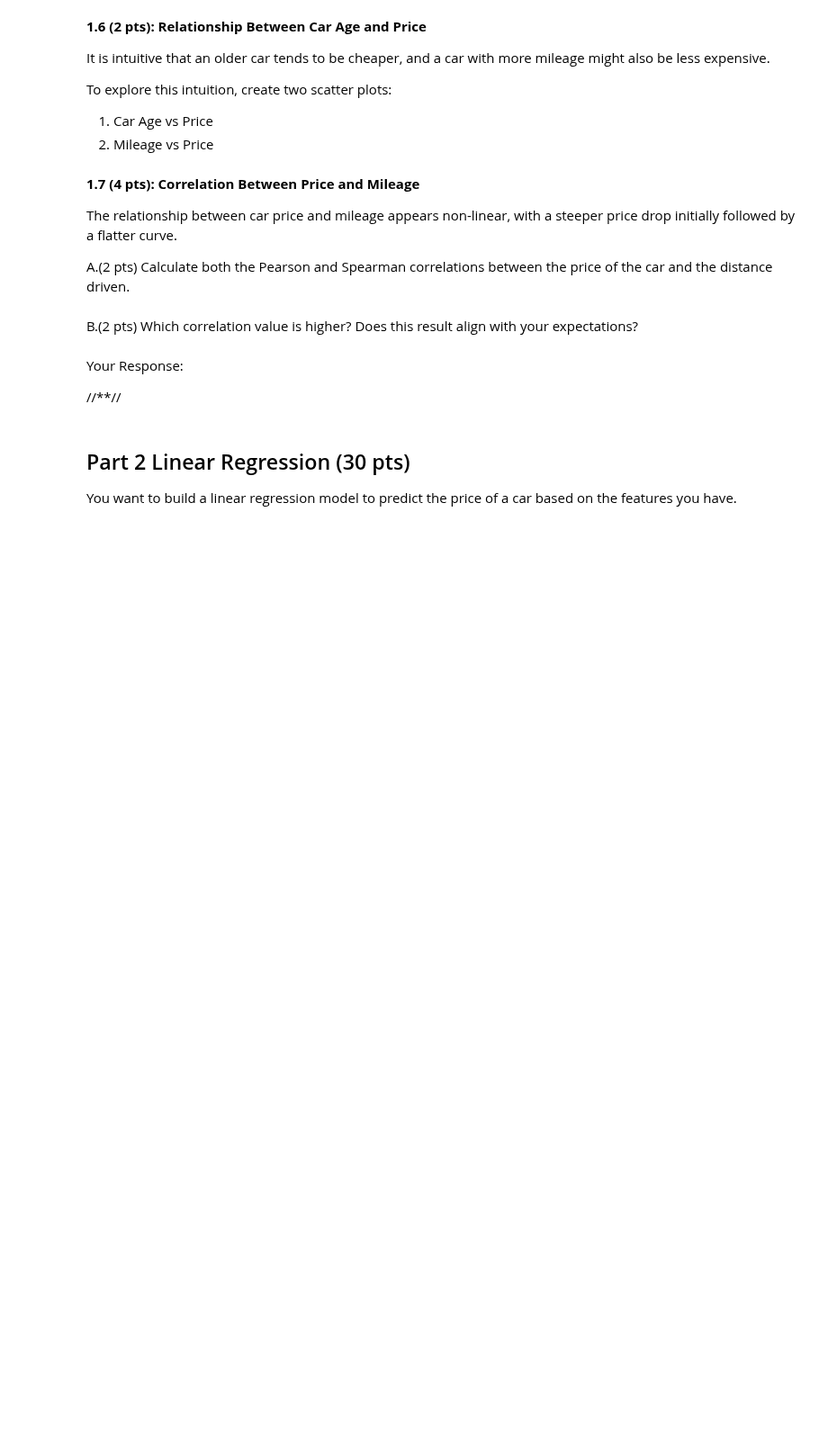
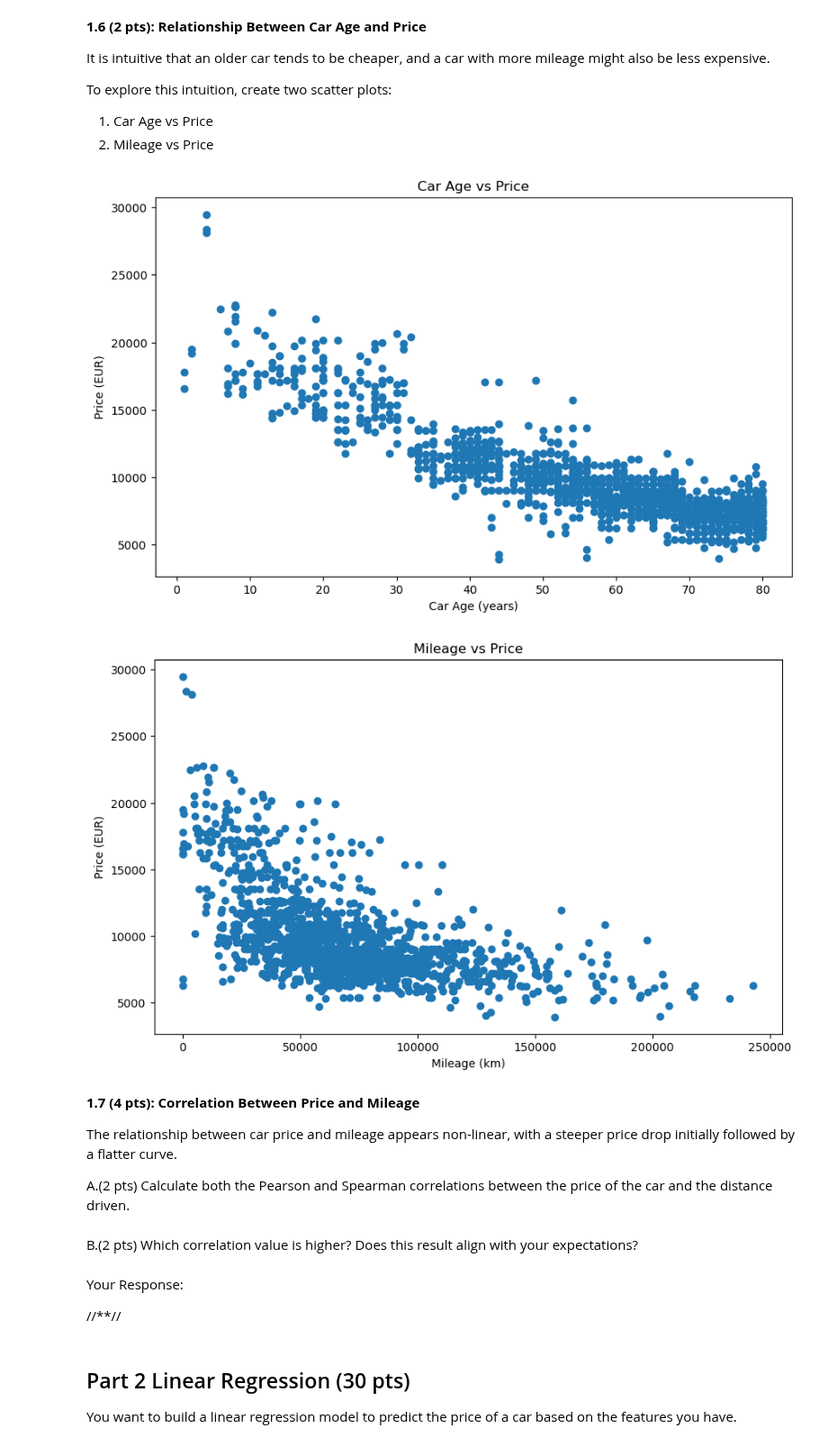
Before and after one commit to Ingridsm21/Data_Analysis, a Jupyter notebook: clinic2/clinic2-empty.ipynb, the cells around one changed output. Shown at 90% size. Saved outputs shown, nothing was run; the diff lists cells and outputs as text; code cells hidden in the pictures; blank space fills up the shorter version.

```diff
--- a/clinic2/clinic2-empty.ipynb
+++ b/clinic2/clinic2-empty.ipynb
@@ -178,6 +333,25 @@ To explore this intuition, create two scatter plots:
 2. Mileage vs Price
 # %%
 #TODO
+
+# Scatter plot: Car Age vs Price
+fig1, ax1 = plt.subplots(figsize=(10, 6))
+ax1.scatter(df['Age'],df['Price'])  # Add alpha for dots transparency??
+ax1.set_title('Car Age vs Price')
+ax1.set_xlabel('Car Age (years)')
+ax1.set_ylabel('Price (EUR)')
+plt.show()
+
+# Scatter plot: Mileage vs Price
+fig2, ax2 = plt.subplots(figsize=(10, 6))
+ax2.scatter(df['Mileage'],df['Price'])
+ax2.set_title('Mileage vs Price')
+ax2.set_xlabel('Mileage (km)')
+ax2.set_ylabel('Price (EUR)')
+plt.show()
+# %% [output]
+[figure, added]
+[figure, added]
 # %% [markdown]
 **1.7 (4 pts): Correlation Between Price and Mileage**
 
```
Also changed, not shown: parts of 8 cells of this notebook, 2 other files.
